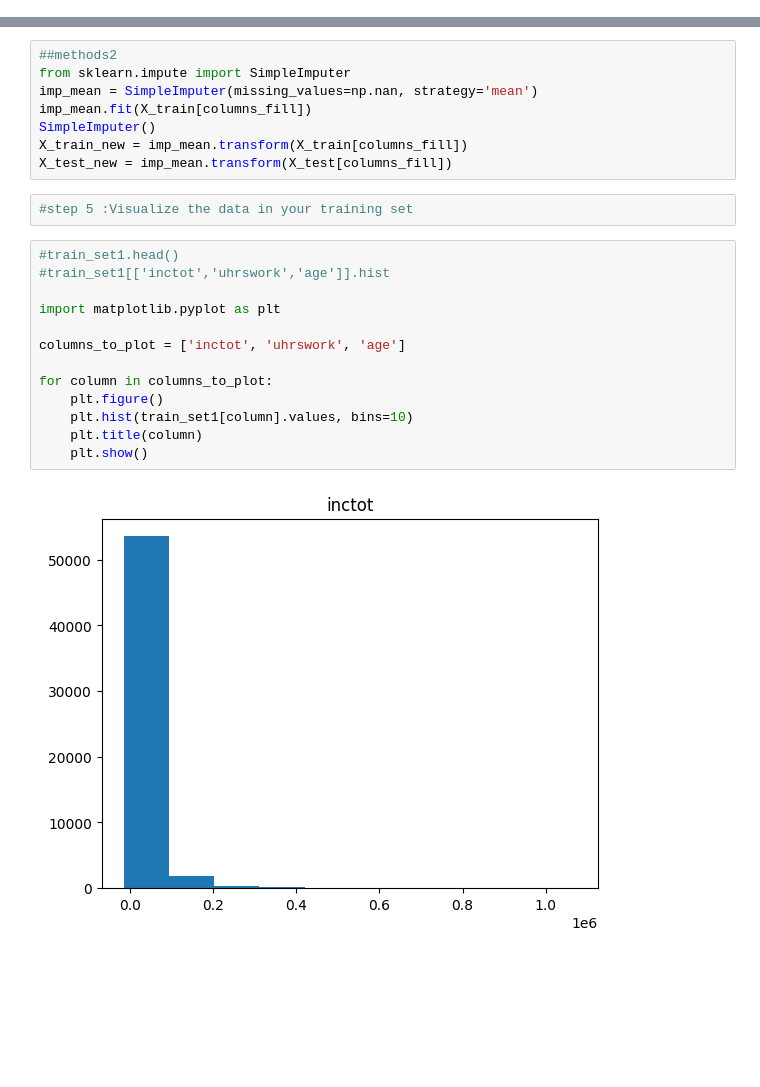
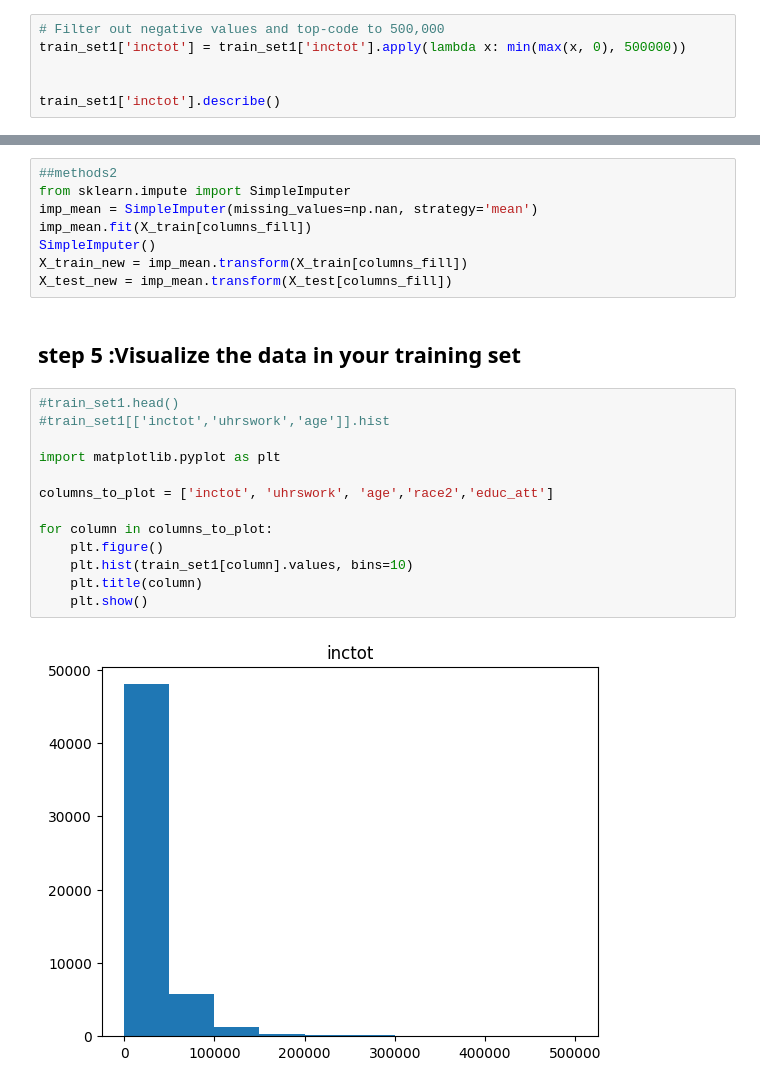
Before and after one commit to HiwaTase/Machine-Learning, a Jupyter notebook: Untitled1.ipynb, the cells around one changed output, grey strips where cells are left out. Cells and saved outputs as stored; diff of their text form; blank space fills up the shorter version.

```diff
--- a/Untitled1.ipynb
+++ b/Untitled1.ipynb
@@ -135,3 +137,9 @@ dtype: int64
 # %%
 # Drop the specified columns
 train_set1=train_set.drop(["WKSWORK2", "classwkr", "empstat", "vetstat"], axis=1)
+# %%
+# Filter out negative values and top-code to 500,000
+train_set1['inctot'] = train_set1['inctot'].apply(lambda x: min(max(x, 0), 500000))
+
+
+train_set1['inctot'].describe()
@@ -152,22 +170,22 @@ imp_mean.fit(X_train[columns_fill])
 SimpleImputer()
 X_train_new = imp_mean.transform(X_train[columns_fill])
 X_test_new = imp_mean.transform(X_test[columns_fill])
-# %%
-#step 5 :Visualize the data in your training set
+# %% [markdown]
+## step 5 :Visualize the data in your training set
 # %%
 #train_set1.head()
 #train_set1[['inctot','uhrswork','age']].hist
 
 import matplotlib.pyplot as plt
 
-columns_to_plot = ['inctot', 'uhrswork', 'age']
+columns_to_plot = ['inctot', 'uhrswork', 'age','race2','educ_att']
 
 for column in columns_to_plot:
     plt.figure()
     plt.hist(train_set1[column].values, bins=10)
     plt.title(column)
     plt.show()
 # %% [output]
-[figure, old version]
+[figure, new version]
 [figure]
 [figure]
```
Also changed, not shown: parts of 22 cells of this notebook.
